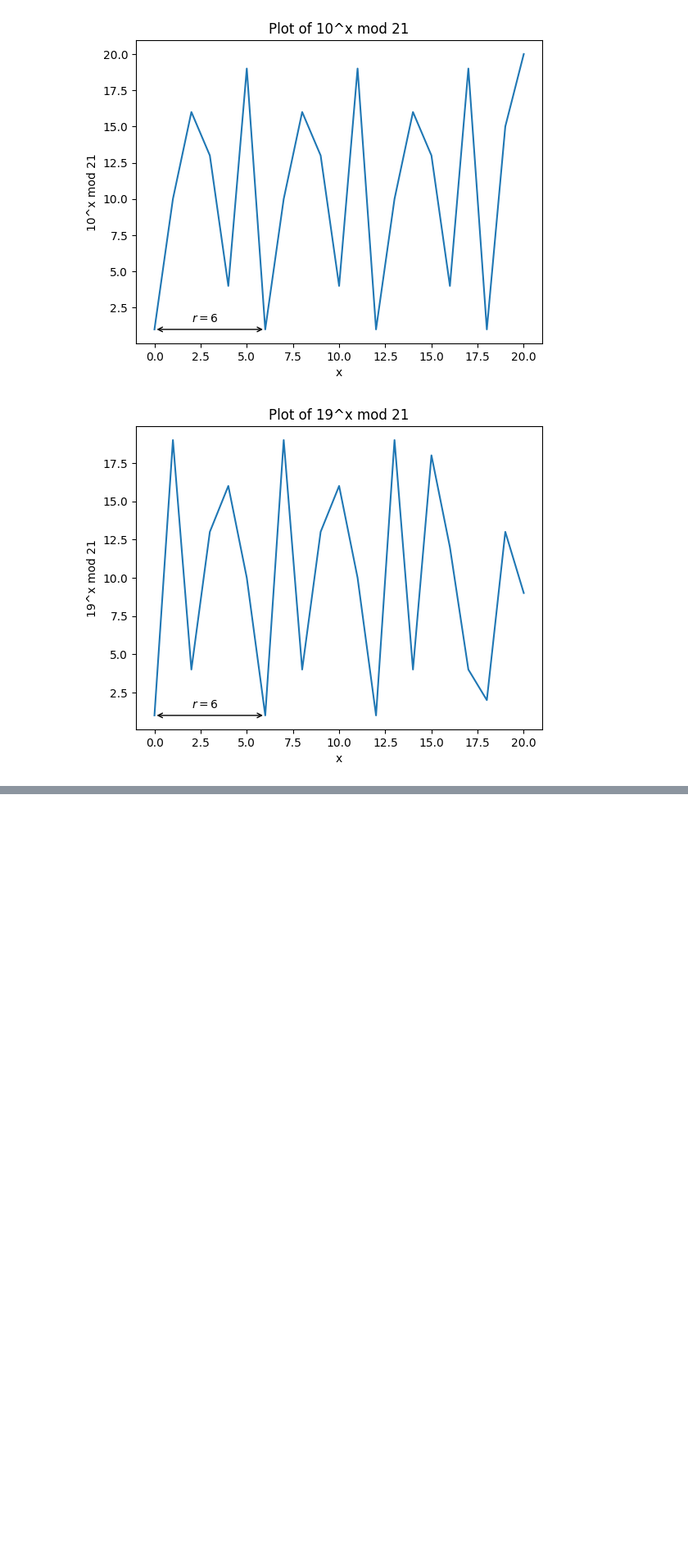
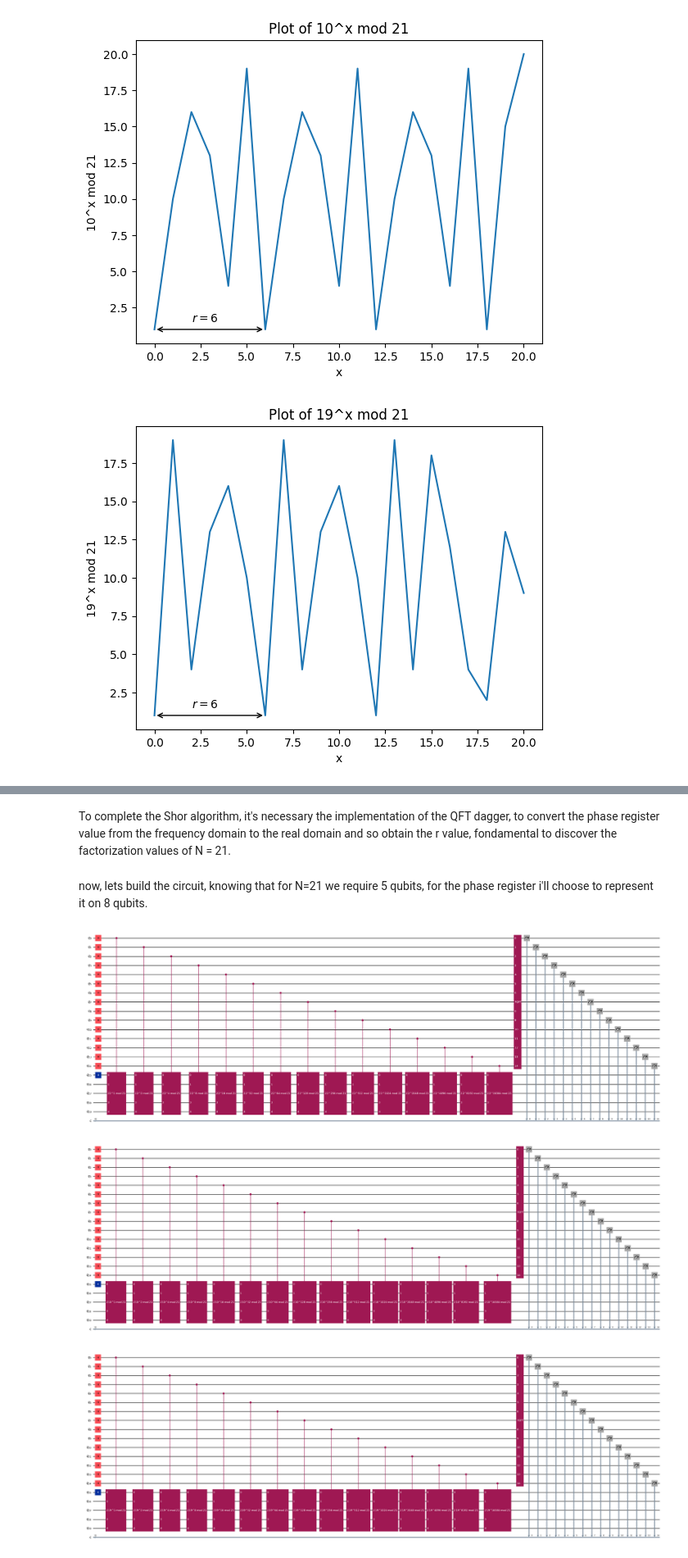
Before and after one commit to MenchiniDev/QuantumComputingAndQuantumInternetProject, a Jupyter notebook: Assignment2Menchini.ipynb, the cells around one changed output, grey strips where cells are left out. Shown: that part at 82% size. Saved outputs shown, nothing was run; the diff lists cells and outputs as text; code cells hidden in the pictures; blank space fills up the shorter version.

Commit message:
codice completato con n qubit giusti e tutto il codice compiuto, attualmente però r corrisponde a 3 anzichè a 6

```diff
--- a/Assignment2Menchini.ipynb
+++ b/Assignment2Menchini.ipynb
@@ -53,0 +129,46 @@ for i in range(len(a)):
+# %% [markdown]
+To complete the Shor algorithm, it's necessary the implementation of the QFT dagger, to convert the phase register value from the frequency domain to the real domain and so obtain the r value, fondamental to discover the factorization values of N = 21.
+# %%
+
+def qft_dagger(n):
+    """n-qubit QFTdagger"""
+    qc = QuantumCircuit(n)
+    for i in range(n//2):
+        qc.swap(i, n-i-1)
+    for i in range(n):
+        for j in range(i):
+            qc.cp( -np.pi / 2**(i-j), i, j)
+        qc.h(i)
+    qc.name = "QFT"
+    return qc
+# %% [markdown]
+now, lets build the circuit, knowing that for N=21 we require 5 qubits, for the phase register i'll choose to represent it on 8 qubits.
+# %%
+from IPython.display import display
+
+N_COUNT = 15
+
+for i in a:
+    qc = QuantumCircuit(N_COUNT + 5, N_COUNT)
+
+    # init counting register in |+>
+    for q in range(N_COUNT):
+        qc.h(q)
+    # init aux register in |1>
+    qc.x(N_COUNT)
+
+    aux = list(range(N_COUNT, N_COUNT+5))
+    for ii in range(N_COUNT):
+        qc.append(c_amod21(i, 2**ii), [ii] + aux)
+
+    # inverse QFT + measure
+    qc.append(qft_dagger(N_COUNT), range(N_COUNT))
+    qc.measure(range(N_COUNT), range(N_COUNT))
+
+    # show each single circuit
+    fig = qc.draw(output='mpl', fold=-1)
+    display(fig)
+# %% [output]
+[figure, added]
+[figure, added]
+[figure, added]
```
Also changed, not shown: parts of 15 cells of this notebook, 1 other file.
